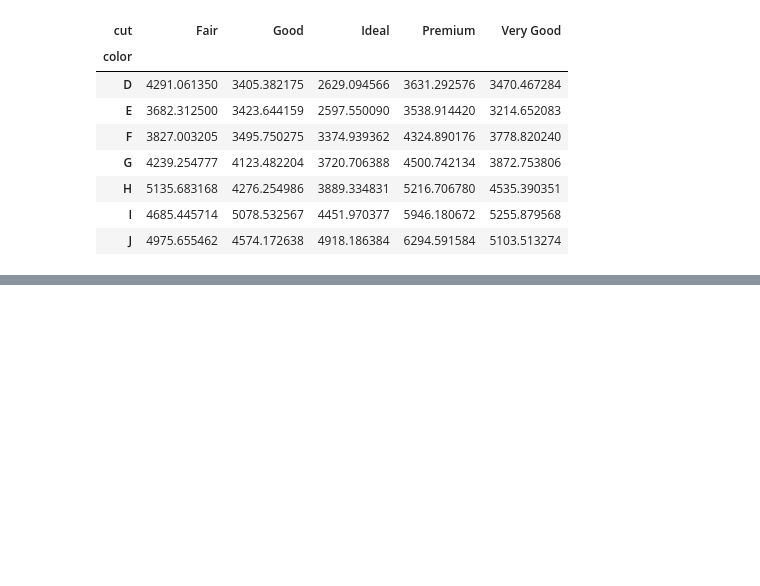
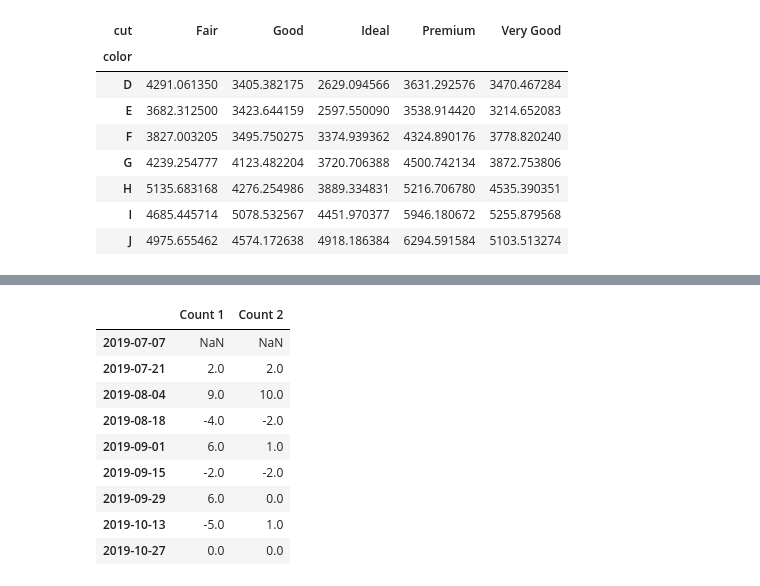
Before and after one commit to HarryDuong/code_reference, a Jupyter notebook: python_notebook.ipynb, the cells around one changed output, grey strips where cells are left out. Cells and saved outputs as stored; diff of their text form; code cells hidden in the pictures; blank space fills up the shorter version.

```diff
--- a/python_notebook.ipynb
+++ b/python_notebook.ipynb
@@ -532,0 +785,14 @@ df.pivot_table(values = 'price', index = 'color', columns = 'cut', aggfunc=[np.m
+# %%
+# Check different between value in each row for each column
+df.diff()
+# %% [output]
+|  | Count 1 | Count 2 |
+| 2019-07-07 | NaN | NaN |
+| 2019-07-21 | 2.0 | 2.0 |
+| 2019-08-04 | 9.0 | 10.0 |
+| 2019-08-18 | -4.0 | -2.0 |
+| 2019-09-01 | 6.0 | 1.0 |
+| 2019-09-15 | -2.0 | -2.0 |
+| 2019-09-29 | 6.0 | 0.0 |
+| 2019-10-13 | -5.0 | 1.0 |
+| 2019-10-27 | 0.0 | 0.0 |
```
Also changed, not shown: parts of 36 cells of this notebook, 6 other files.
